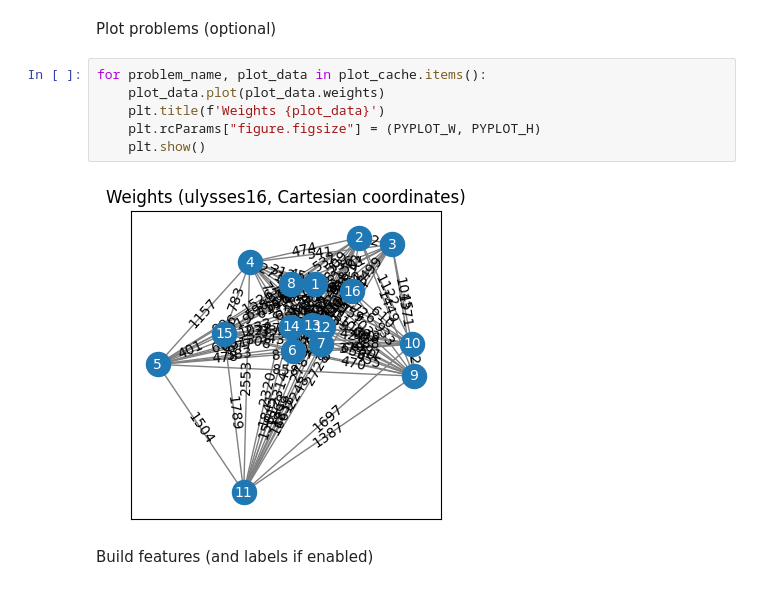
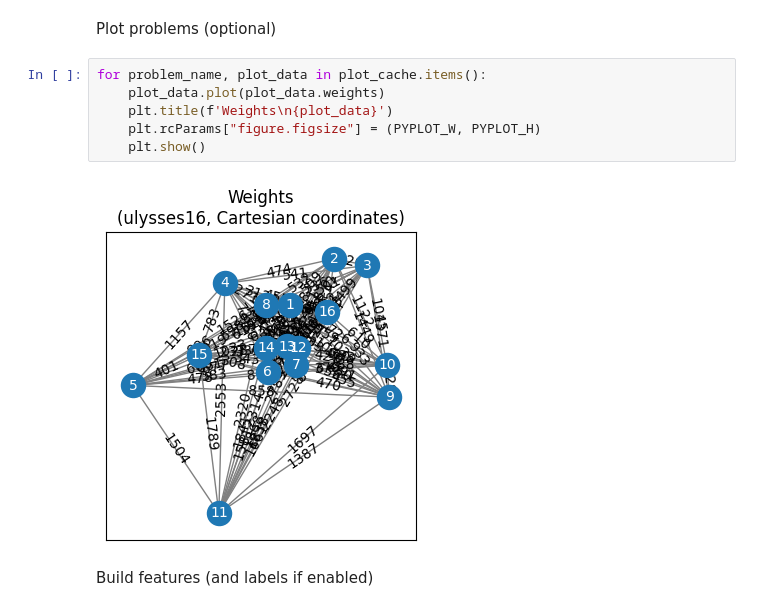
Before and after one commit to krishnabhattaram/TSPPruning, a Jupyter notebook: build_features_and_labels.ipynb, the cells around one changed output. Drawn from its saved outputs; the diff is of its cells as text.

Commit message:
Reformat plot titles

```diff
--- a/build_features_and_labels.ipynb
+++ b/build_features_and_labels.ipynb
@@ -119,11 +119,11 @@ Plot problems (optional)
 # %%
 for problem_name, plot_data in plot_cache.items():
 	plot_data.plot(plot_data.weights)
-	plt.title(f'Weights {plot_data}')
+	plt.title(f'Weights\n{plot_data}')
 	plt.rcParams["figure.figsize"] = (PYPLOT_W, PYPLOT_H)
 	plt.show()
 # %% [output]
-[figure, old version]
+[figure, new version]
 # %% [markdown]
 Build features (and labels if enabled)
 # %%
```
Also changed, not shown: parts of 3 cells of this notebook.
